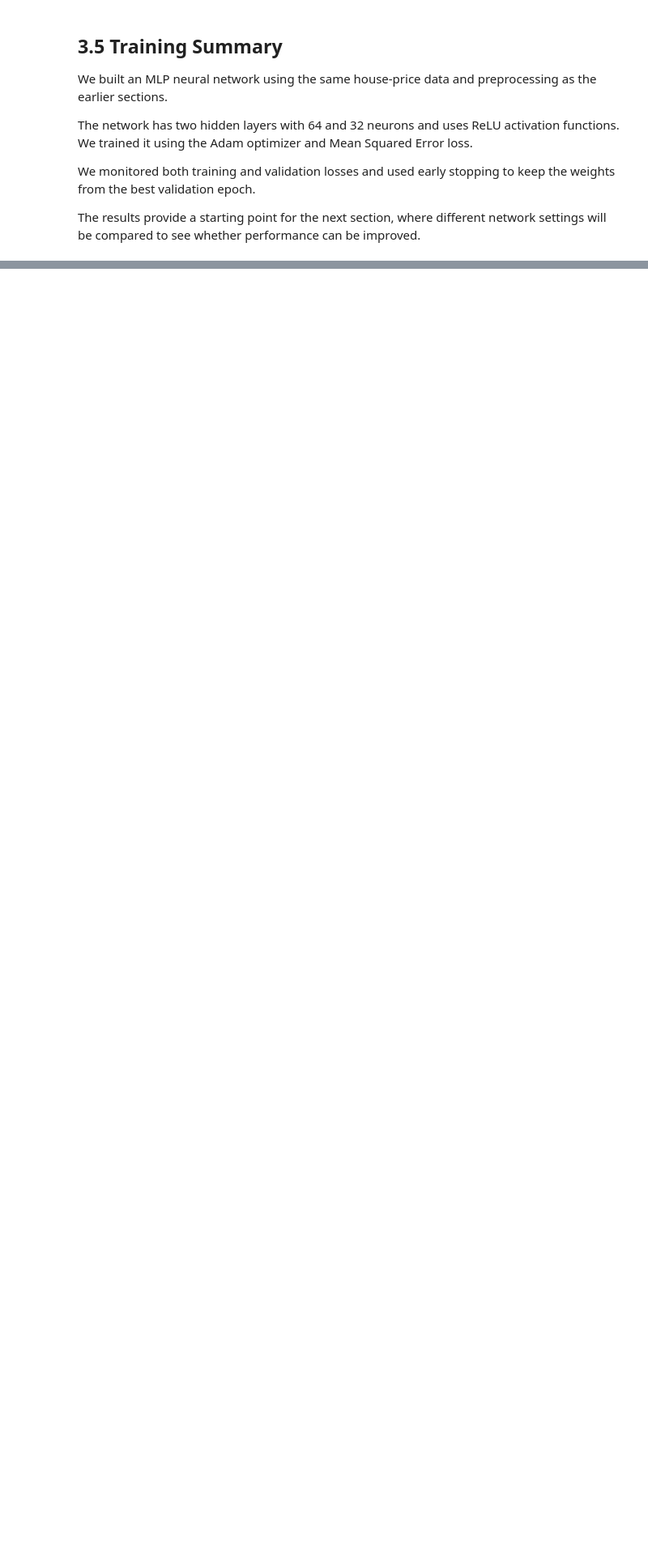
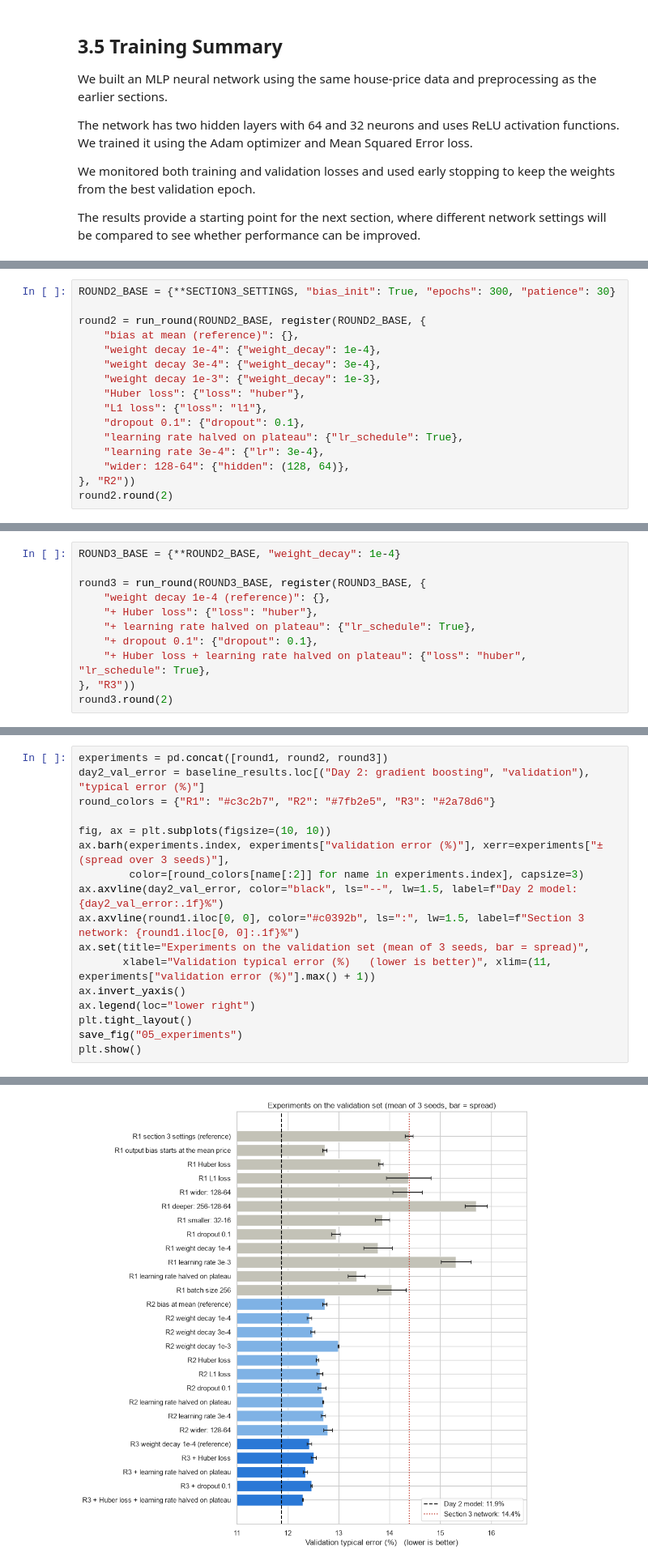
Before and after one commit to iaac-maai/2-day4-assignment, a Jupyter notebook: notebook/neural_network.ipynb, the cells around one changed output, grey strips where cells are left out. Shown at 81% size. Drawn from its saved outputs; the diff is of its cells as text; blank space fills up the shorter version.

```diff
--- a/notebook/neural_network.ipynb
+++ b/notebook/neural_network.ipynb
@@ -670,0 +1128,16 @@ The results provide a starting point for the next section, where different netwo
+# %%
+ROUND2_BASE = {**SECTION3_SETTINGS, "bias_init": True, "epochs": 300, "patience": 30}
+
+round2 = run_round(ROUND2_BASE, register(ROUND2_BASE, {
+    "bias at mean (reference)": {},
+    "weight decay 1e-4": {"weight_decay": 1e-4},
+    "weight decay 3e-4": {"weight_decay": 3e-4},
+    "weight decay 1e-3": {"weight_decay": 1e-3},
+    "Huber loss": {"loss": "huber"},
+    "L1 loss": {"loss": "l1"},
+    "dropout 0.1": {"dropout": 0.1},
+    "learning rate halved on plateau": {"lr_schedule": True},
+    "learning rate 3e-4": {"lr": 3e-4},
+    "wider: 128-64": {"hidden": (128, 64)},
+}, "R2"))
+round2.round(2)
@@ -670,0 +1177,11 @@ The results provide a starting point for the next section, where different netwo
+# %%
+ROUND3_BASE = {**ROUND2_BASE, "weight_decay": 1e-4}
+
+round3 = run_round(ROUND3_BASE, register(ROUND3_BASE, {
+    "weight decay 1e-4 (reference)": {},
+    "+ Huber loss": {"loss": "huber"},
+    "+ learning rate halved on plateau": {"lr_schedule": True},
+    "+ dropout 0.1": {"dropout": 0.1},
+    "+ Huber loss + learning rate halved on plateau": {"loss": "huber", "lr_schedule": True},
+}, "R3"))
+round3.round(2)
@@ -670,0 +1200,18 @@ The results provide a starting point for the next section, where different netwo
+# %%
+experiments = pd.concat([round1, round2, round3])
+day2_val_error = baseline_results.loc[("Day 2: gradient boosting", "validation"), "typical error (%)"]
+round_colors = {"R1": "#c3c2b7", "R2": "#7fb2e5", "R3": "#2a78d6"}
+
+fig, ax = plt.subplots(figsize=(10, 10))
+ax.barh(experiments.index, experiments["validation error (%)"], xerr=experiments["± (spread over 3 seeds)"],
+        color=[round_colors[name[:2]] for name in experiments.index], capsize=3)
+ax.axvline(day2_val_error, color="black", ls="--", lw=1.5, label=f"Day 2 model: {day2_val_error:.1f}%")
+ax.axvline(round1.iloc[0, 0], color="#c0392b", ls=":", lw=1.5, label=f"Section 3 network: {round1.iloc[0, 0]:.1f}%")
+ax.set(title="Experiments on the validation set (mean of 3 seeds, bar = spread)",
+       xlabel="Validation typical error (%)   (lower is better)", xlim=(11, experiments["validation error (%)"].max() + 1))
+ax.invert_yaxis()
+ax.legend(loc="lower right")
+plt.tight_layout()
+save_fig("05_experiments")
+plt.show()
+# %% [output]
@@ -670,0 +1219 @@ The results provide a starting point for the next section, where different netwo
+[figure, added]
```
Also changed, not shown: parts of 47 cells of this notebook, 11 other files.
